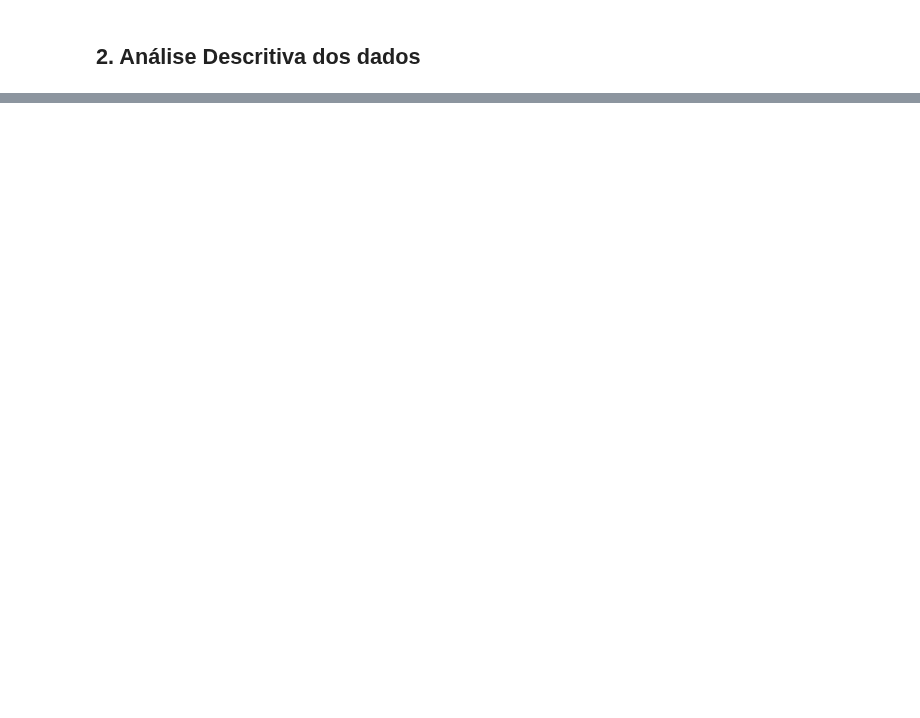
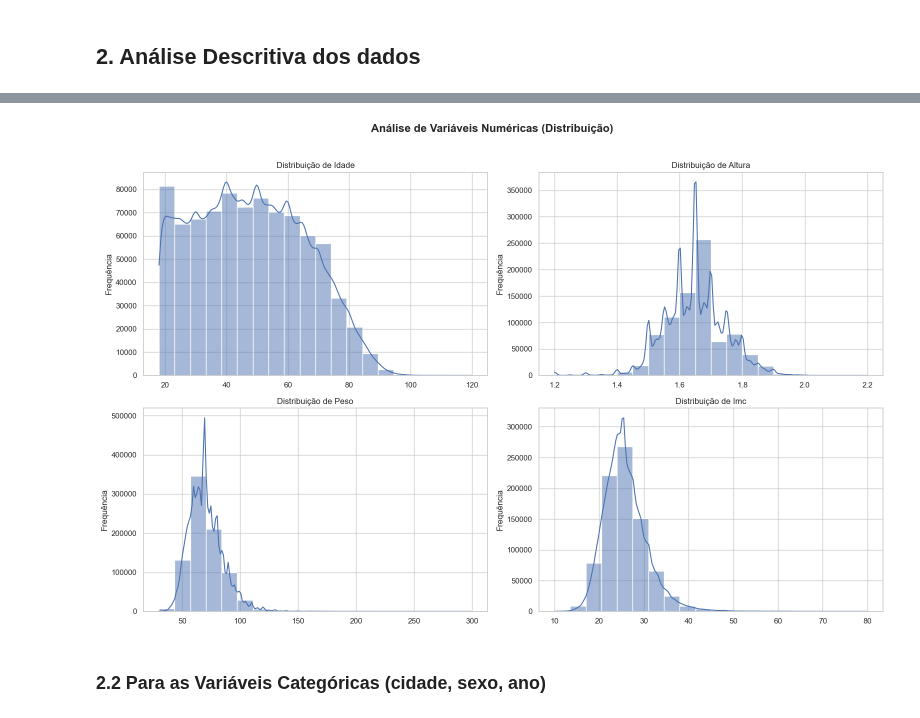
Before and after one commit to igor-xmchaves/analise-inferencial-obesidade, a Jupyter notebook: analise-inferencial-obesidade.ipynb, the cells around one changed output, grey strips where cells are left out. Cells and saved outputs as stored; diff of their text form; code cells hidden in the pictures; blank space fills up the shorter version.

```diff
--- a/analise-inferencial-obesidade.ipynb
+++ b/analise-inferencial-obesidade.ipynb
@@ -322,0 +178,7 @@ tamanho outras_ne: 249091
+# %%
+print("\n--- Estatísticas Descritivas (Numéricas) ---")
+variaveis_numericas = ['idade', 'altura', 'peso', 'IMC']
+print(obesidade_tratado[variaveis_numericas].describe())
+
+# Se quiser a Moda (valor mais comum) de alguma específica:
+print(f"\nModa da Idade: {obesidade_tratado['idade'].mode()[0]}")
@@ -322,0 +198,19 @@ tamanho outras_ne: 249091
+# %%
+fig_num, axes_num = plt.subplots(2, 2, figsize=(16, 10))
+fig_num.suptitle('Análise de Variáveis Numéricas (Distribuição)', fontsize=16, fontweight='bold', y=1.02)
+
+for i, var in enumerate(variaveis_numericas):
+    linha = i // 2
+    coluna = i % 2
+    # Usamos o histplot com a linha de densidade (KDE) ativada
+    sns.histplot(data=obesidade_tratado, x=var, kde=True, ax=axes_num[linha, coluna], bins=20)
+    axes_num[linha, coluna].set_title(f'Distribuição de {var.capitalize()}', fontsize=12)
+    axes_num[linha, coluna].set_xlabel('')
+    axes_num[linha, coluna].set_ylabel('Frequência')
+
+plt.tight_layout()
+plt.show()
+# %% [output]
+[figure, added]
+# %% [markdown]
+### **2.2 Para as Variáveis Categóricas (cidade, sexo, ano)**
```
Also changed, not shown: parts of 56 cells of this notebook, 1 other file.
